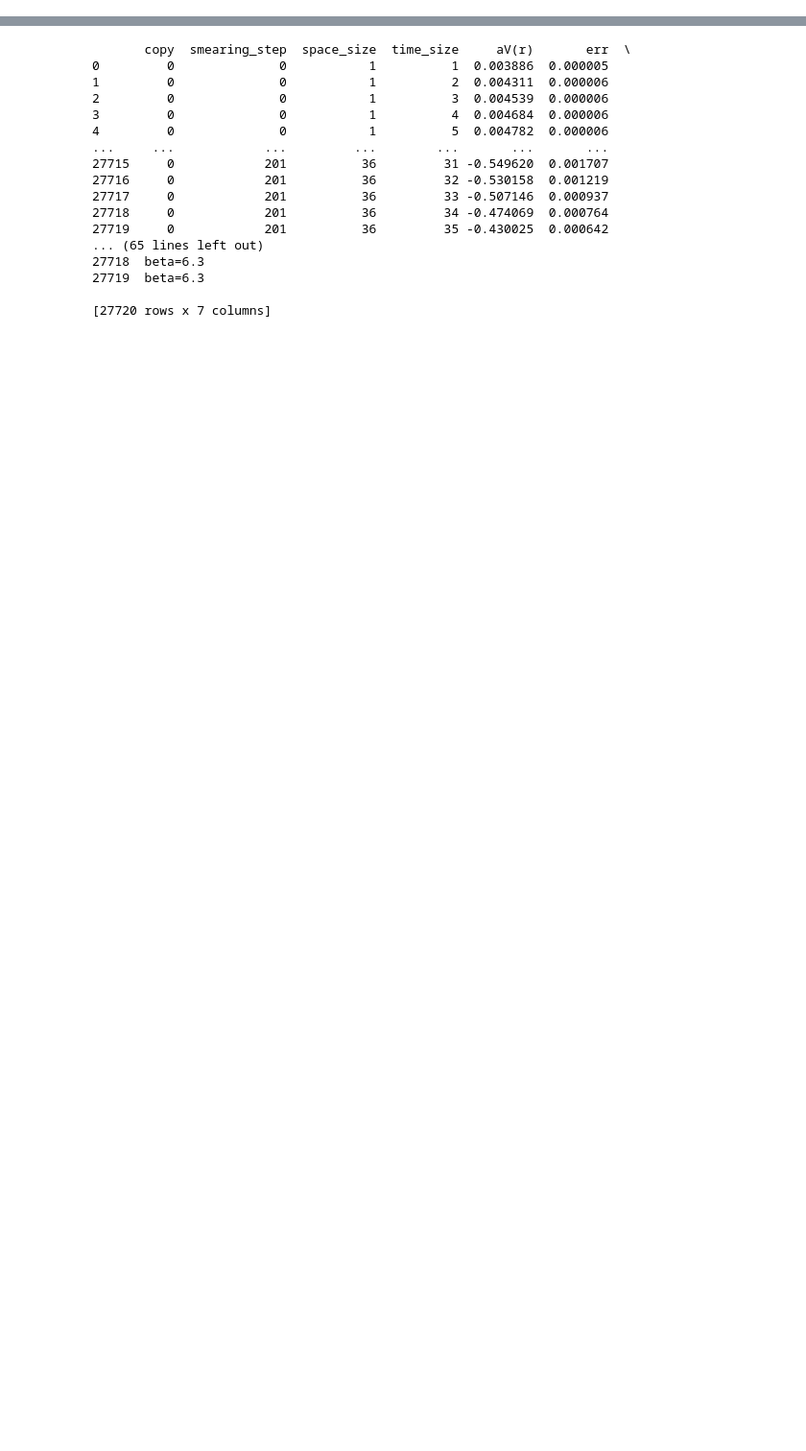
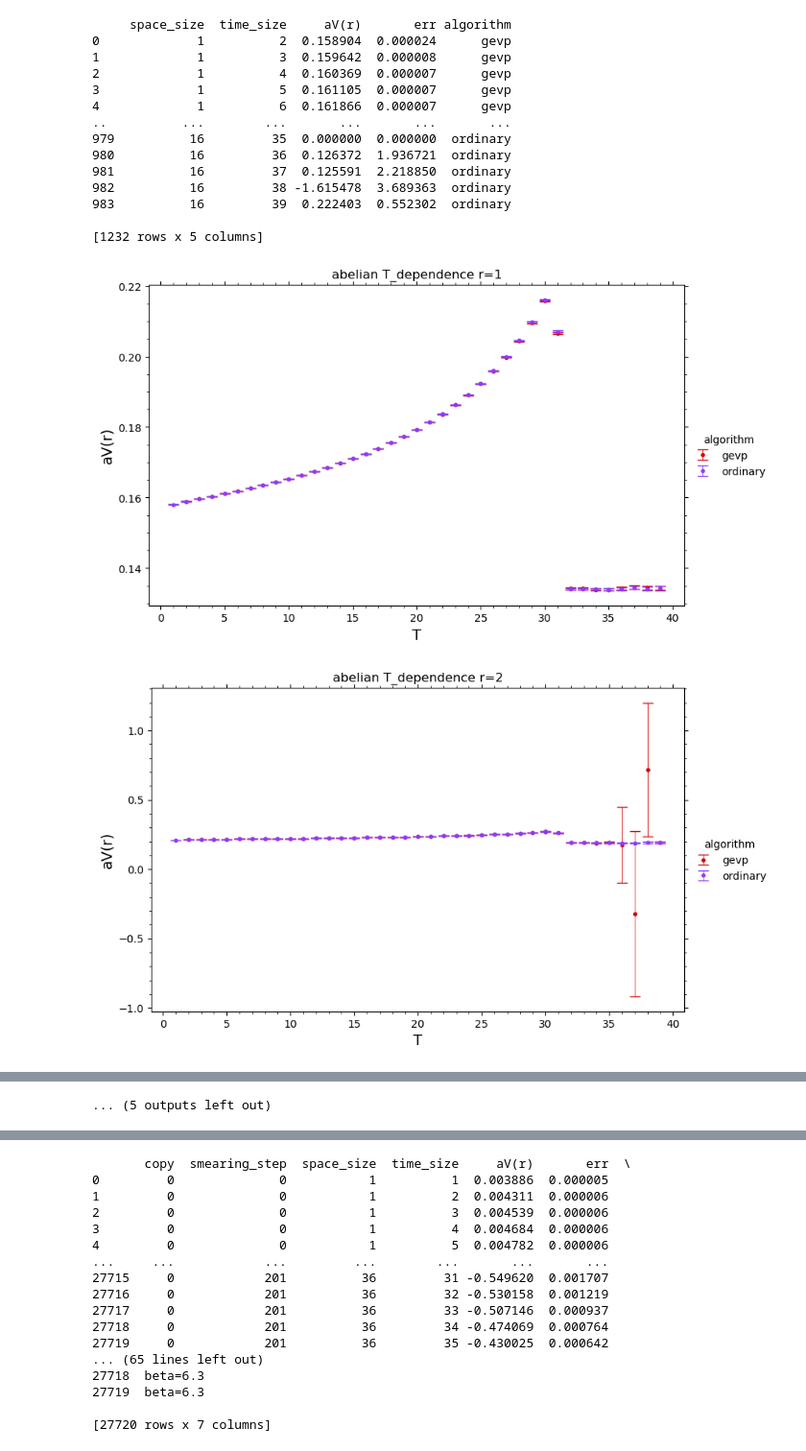
Before and after one commit to ilyakudrov/observables, a Jupyter notebook: python_jupyter/potential/potential_T_dependence.ipynb, the cells around one changed output, grey strips where cells are left out. Shown at 96% size. Cells and saved outputs as stored; diff of their text form; code cells hidden in the pictures; blank space fills up the shorter version.

```diff
--- a/python_jupyter/potential/potential_T_dependence.ipynb
+++ b/python_jupyter/potential/potential_T_dependence.ipynb
@@ -35,3 +35,32 @@ def potential_T_dependence_gluodynamics(lattice_size, L, beta, smearing, additio
         fg = plots.make_plot(data[data['space_size'] == r], 'time_size', 'aV(r)', 'smearing_step', 'T', 'aV(r)', f'{decomposition_type} T_dependence r={r}', image_path, f'potential_{decomposition_type}_T_dependence_r={r}', False, err='err', color_palette=cc.glasbey)
         plots.save_image(image_path, f'potential_{decomposition_type}_T_dependence_r={r}', fg)
         plt.close()
+
+# comparison of T dependence of potential from ordinary algorithm and gevp
+def potential_T_dependence_ordinary_gevp_comparison(lattice_size, beta, smearing, additional_params, decomposition_type, smearing_num, copy=None):
+    paths_gevp = [{'path': f'../../result/potential_gevp/fundamental/on-axis/su3/gluodynamics/{lattice_size}/{beta}/{decomposition_type}/{smearing}/{additional_params}/potential.csv',
+              'parameters': {'algorithm': 'gevp'}}]
+    paths_ordinary = [{'path': f'../../result/potential/wilson_gevp/fundamental/on-axis/su3/gluodynamics/{lattice_size}/{beta}/{smearing}/{additional_params}/potential_{decomposition_type}.csv',
+              'parameters': {'algorithm': 'ordinary'}, 'constraints': {'smearing_step': (smearing_num, smearing_num)}}]
+    if copy is not None:
+        paths_gevp[0]['path'] = paths_gevp[0]['path'][:paths_gevp[0]['path'].find('.csv')] + f'_{copy}' + '.csv'
+    if copy is not None:
+        paths_ordinary[0]['constraints'] = {'smearing_step': (smearing_num, smearing_num), 'copy': (copy, copy)}
+    else:
+        paths_ordinary[0]['constraints'] = {'smearing_step': (smearing_num, smearing_num)}
+    df_gevp = potential_data.get_potantial_df(paths_gevp)
+    df_gevp = df_gevp.rename(columns={'potential': 'aV(r)'})
+    df_ordinary = potential_data.get_potantial_df(paths_ordinary)
+    df_ordinary = df_ordinary.drop('smearing_step', axis=1)
+    if copy is not None:
+        df_ordinary = df_ordinary.drop('copy', axis=1)
+    # print(df_ordinary[(df_ordinary['time_size'] == 1) & (df_ordinary['space_size'] == 1)])
+    df = pd.concat([df_gevp, df_ordinary])
+    df = df[df['time_size'] < 40]
+    # print(df)
+    image_path = f'../../images/potential/su3/gluodynamics/algorithm_comparison/{lattice_size}/beta{beta}/{smearing}/{additional_params}/{decomposition_type}'
+    image_name = f'potential_abelian_smearing'
+    for r in df['space_size'].unique():
+        fg = plots.make_plot(df[df['space_size'] == r], 'time_size', 'aV(r)', 'algorithm', 'T', 'aV(r)', f'{decomposition_type} T_dependence r={r}', image_path, f'potential_{decomposition_type}_T_dependence_r={r}', False, err='err', color_palette=cc.glasbey)
+        plots.save_image(image_path, f'potential_{decomposition_type}_T_dependence_r={r}', fg)
+        plt.close()
@@ -37,0 +83,19 @@ def potential_T_dependence_gluodynamics(lattice_size, L, beta, smearing, additio
+# %%
+potential_T_dependence_ordinary_gevp_comparison('32^3x64', 'beta6.2', 'HYP0_alpha=1_1_0.5_APE_alpha=0.5', 'steps_500/copies=4', 'abelian', 31)
+# %% [output]
+     space_size  time_size     aV(r)       err algorithm
+0             1          2  0.158904  0.000024      gevp
+1             1          3  0.159642  0.000008      gevp
+2             1          4  0.160369  0.000007      gevp
+3             1          5  0.161105  0.000007      gevp
+4             1          6  0.161866  0.000007      gevp
+..          ...        ...       ...       ...       ...
+979          16         35  0.000000  0.000000  ordinary
+980          16         36  0.126372  1.936721  ordinary
+981          16         37  0.125591  2.218850  ordinary
+982          16         38 -1.615478  3.689363  ordinary
+983          16         39  0.222403  0.552302  ordinary
+
+[1232 rows x 5 columns]
+[figure, added]
+[figure, added]
@@ -37,0 +111 @@ def potential_T_dependence_gluodynamics(lattice_size, L, beta, smearing, additio
+... (5 outputs left out)
```
Also changed, not shown: parts of 8 cells of this notebook, 7 other files.
